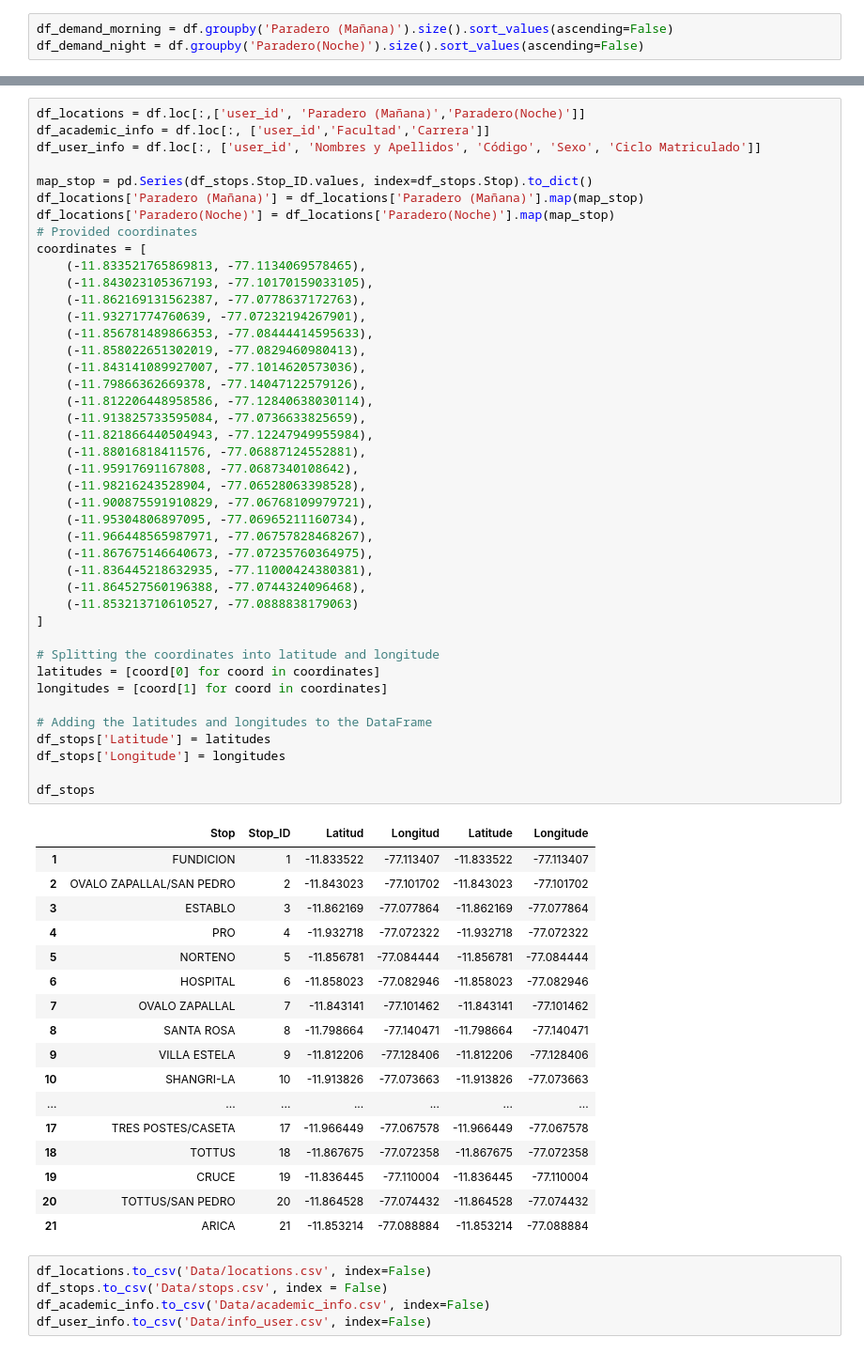
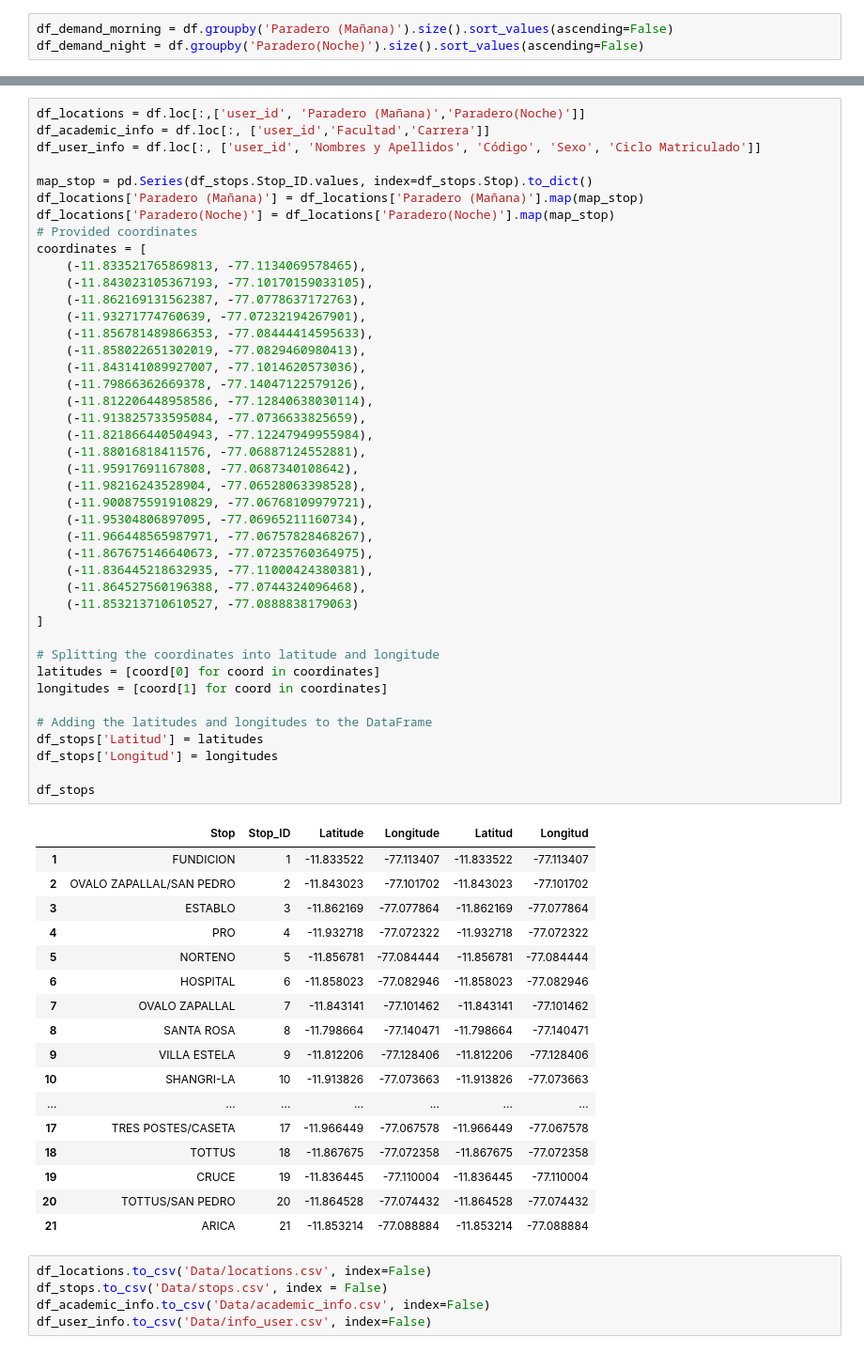
Before and after one commit to Devchuz/AI-Fundamentals-for-Engineers, a Jupyter notebook: Data-sources/Data-sources.ipynb, the cells around one changed output, grey strips where cells are left out. Shown at 94% size. Cells and saved outputs as stored; diff of their text form.

```diff
--- a/Data-sources/Data-sources.ipynb
+++ b/Data-sources/Data-sources.ipynb
@@ -345,36 +425,36 @@ coordinates = [
     (-11.843023105367193, -77.10170159033105),
     (-11.862169131562387, -77.0778637172763),
     (-11.93271774760639, -77.07232194267901),
     (-11.856781489866353, -77.08444414595633),
     (-11.858022651302019, -77.0829460980413),
     (-11.843141089927007, -77.1014620573036),
     (-11.79866362669378, -77.14047122579126),
     (-11.812206448958586, -77.12840638030114),
     (-11.913825733595084, -77.0736633825659),
     (-11.821866440504943, -77.12247949955984),
     (-11.88016818411576, -77.06887124552881),
     (-11.95917691167808, -77.0687340108642),
     (-11.98216243528904, -77.06528063398528),
     (-11.900875591910829, -77.06768109979721),
     (-11.95304806897095, -77.06965211160734),
     (-11.966448565987971, -77.06757828468267),
     (-11.867675146640673, -77.07235760364975),
     (-11.836445218632935, -77.11000424380381),
     (-11.864527560196388, -77.0744324096468),
     (-11.853213710610527, -77.0888838179063)
 ]
 
 # Splitting the coordinates into latitude and longitude
 latitudes = [coord[0] for coord in coordinates]
 longitudes = [coord[1] for coord in coordinates]
 
 # Adding the latitudes and longitudes to the DataFrame
-df_stops['Latitude'] = latitudes
-df_stops['Longitude'] = longitudes
+df_stops['Latitud'] = latitudes
+df_stops['Longitud'] = longitudes
 
 df_stops
 # %% [output]
-|  | Stop | Stop_ID | Latitud | Longitud | Latitude | Longitude |
+|  | Stop | Stop_ID | Latitude | Longitude | Latitud | Longitud |
 | 1 | FUNDICION | 1 | -11.833522 | -77.113407 | -11.833522 | -77.113407 |
 | 2 | OVALO ZAPALLAL/SAN PEDRO | 2 | -11.843023 | -77.101702 | -11.843023 | -77.101702 |
 | 3 | ESTABLO | 3 | -11.862169 | -77.077864 | -11.862169 | -77.077864 |
```
Also changed, not shown: parts of 7 cells of this notebook, 5 other files.
